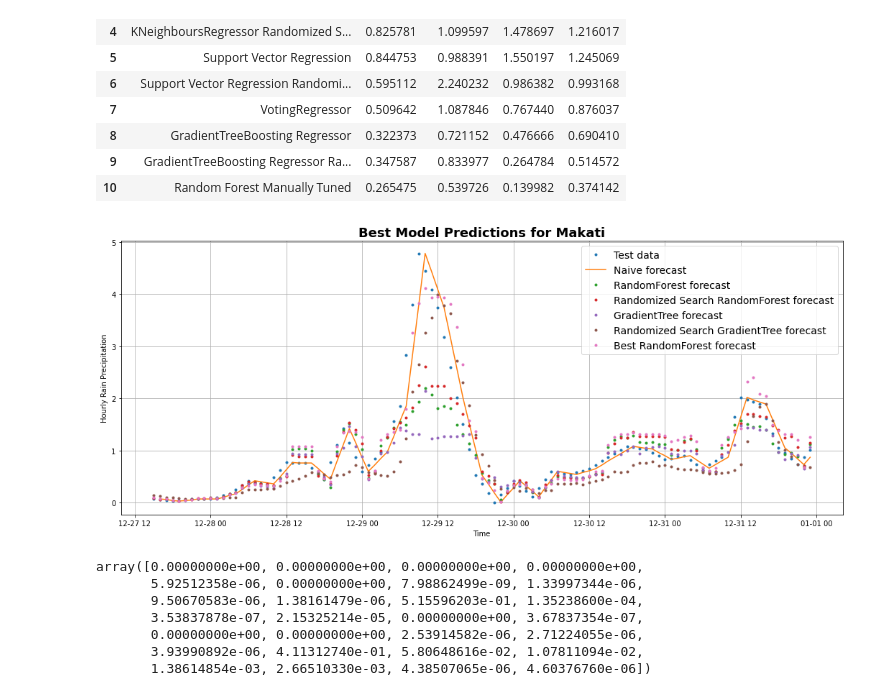
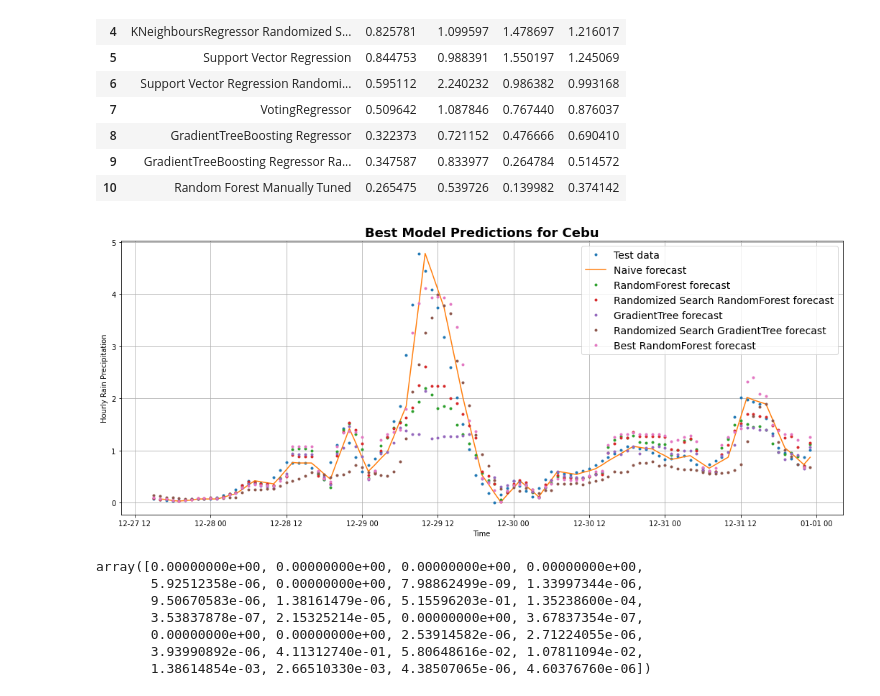
Before and after one commit to eRuaro/prac-research, a Jupyter notebook: cebu.ipynb, the cells around one changed output. Cells and saved outputs as stored; diff of their text form; code cells hidden in the pictures.

```diff
--- a/cebu.ipynb
+++ b/cebu.ipynb
@@ -1170,23 +1170,23 @@ best_rs_forecast = best_rs_model.predict(X_test)
 # %%
 plt.figure(figsize=(18, 7))
 offset = 10 # offset the values by 300 timesteps
 plot_time_series(timesteps=X_time_test,  values=y_test, label="Test data")
 plot_time_series(timesteps=X_time_test[1:], values=naive_forecast, format="-",  label="Naive forecast")
 plot_time_series(timesteps=X_time_test, start=offset, values=rs_forecast, label='RandomForest forecast')
 plot_time_series(timesteps=X_time_test,  values=rs_ideal_forecast, label='Randomized Search RandomForest forecast')
 # plot_time_series(timesteps=X_time_test, start=offset, values=k_forecast, label='KNR forecast')
 # plot_time_series(timesteps=X_time_test, start=offset, values=rs_k_forecast, label='Ideal KNR forecast')
 # plot_time_series(timesteps=X_time_test, start=offset, values=svr_forecast, label='SVR forecast')
 # plot_time_series(timesteps=X_time_test, start=offset, values=rs_svr_forecast, label='Ideal SVR forecast')
 # plot_time_series(timesteps=X_time_test, start=offset, values=vr_forecast, label='VotingRegressor forecast')
 plot_time_series(timesteps=X_time_test, start=offset, values=gbr_forecast, label='GradientTree forecast')
 plot_time_series(timesteps=X_time_test, values=rs_gbr_forecast, label='Randomized Search GradientTree forecast')
 plot_time_series(timesteps=X_time_test, values=best_rs_forecast, label='Best RandomForest forecast')
-plt.title('Best Model Predictions for Makati', fontsize=18, fontweight='bold')
+plt.title('Best Model Predictions for Cebu', fontsize=18, fontweight='bold')
 
 plt.show();
 # %% [output]
-[figure, old version]
+[figure, new version]
 # %%
 best_rs_model.feature_importances_
 # %% [output]
```
Also changed, not shown: parts of 4 cells of this notebook.
